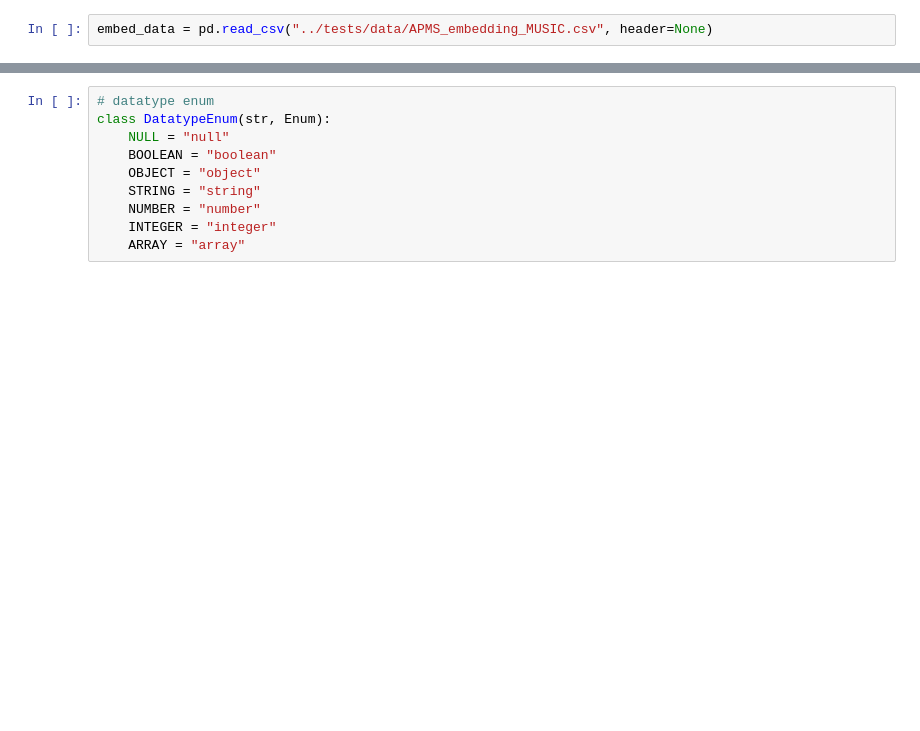
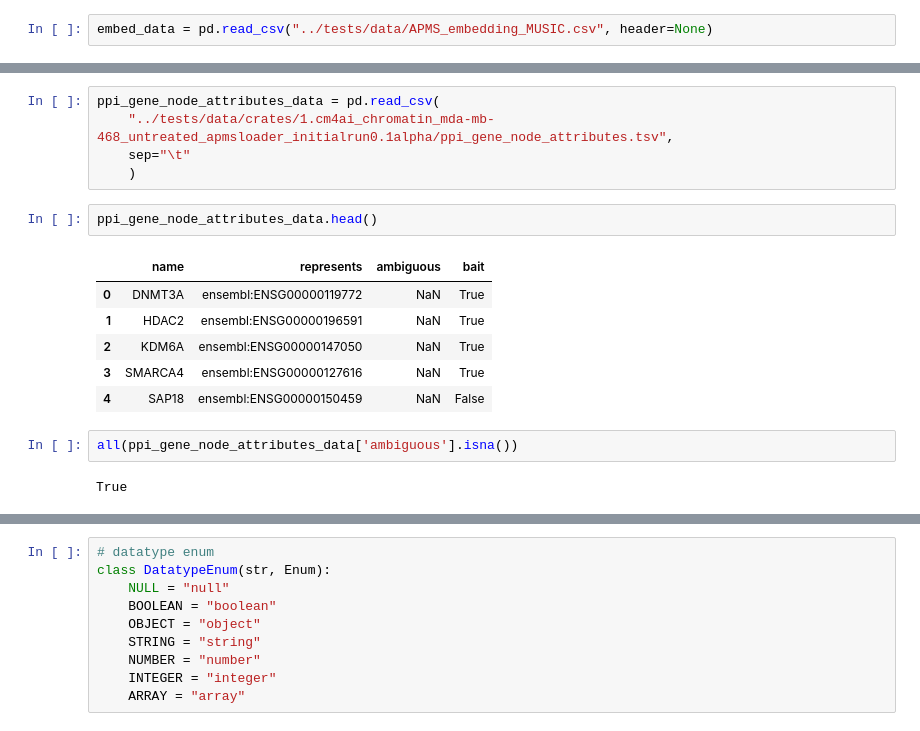
Before and after one commit to fairscape/fairscape-cli, a Jupyter notebook: bin/json-schema.ipynb, the cells around one changed output, grey strips where cells are left out. Drawn from its saved outputs; the diff is of its cells as text; blank space fills up the shorter version.

```diff
--- a/bin/json-schema.ipynb
+++ b/bin/json-schema.ipynb
@@ -72,0 +127,18 @@ embedding_schema_definition = {
+# %%
+ppi_gene_node_attributes_data = pd.read_csv(
+	"../tests/data/crates/1.cm4ai_chromatin_mda-mb-468_untreated_apmsloader_initialrun0.1alpha/ppi_gene_node_attributes.tsv",
+	sep="\t"
+	)
+# %%
+ppi_gene_node_attributes_data.head()
+# %% [output]
+|  | name | represents | ambiguous | bait |
+| 0 | DNMT3A | ensembl:ENSG00000119772 | NaN | True |
+| 1 | HDAC2 | ensembl:ENSG00000196591 | NaN | True |
+| 2 | KDM6A | ensembl:ENSG00000147050 | NaN | True |
+| 3 | SMARCA4 | ensembl:ENSG00000127616 | NaN | True |
+| 4 | SAP18 | ensembl:ENSG00000150459 | NaN | False |
+# %%
+all(ppi_gene_node_attributes_data['ambiguous'].isna())
+# %% [output]
+True
```
Also changed, not shown: parts of 32 cells of this notebook, 1 other file.
